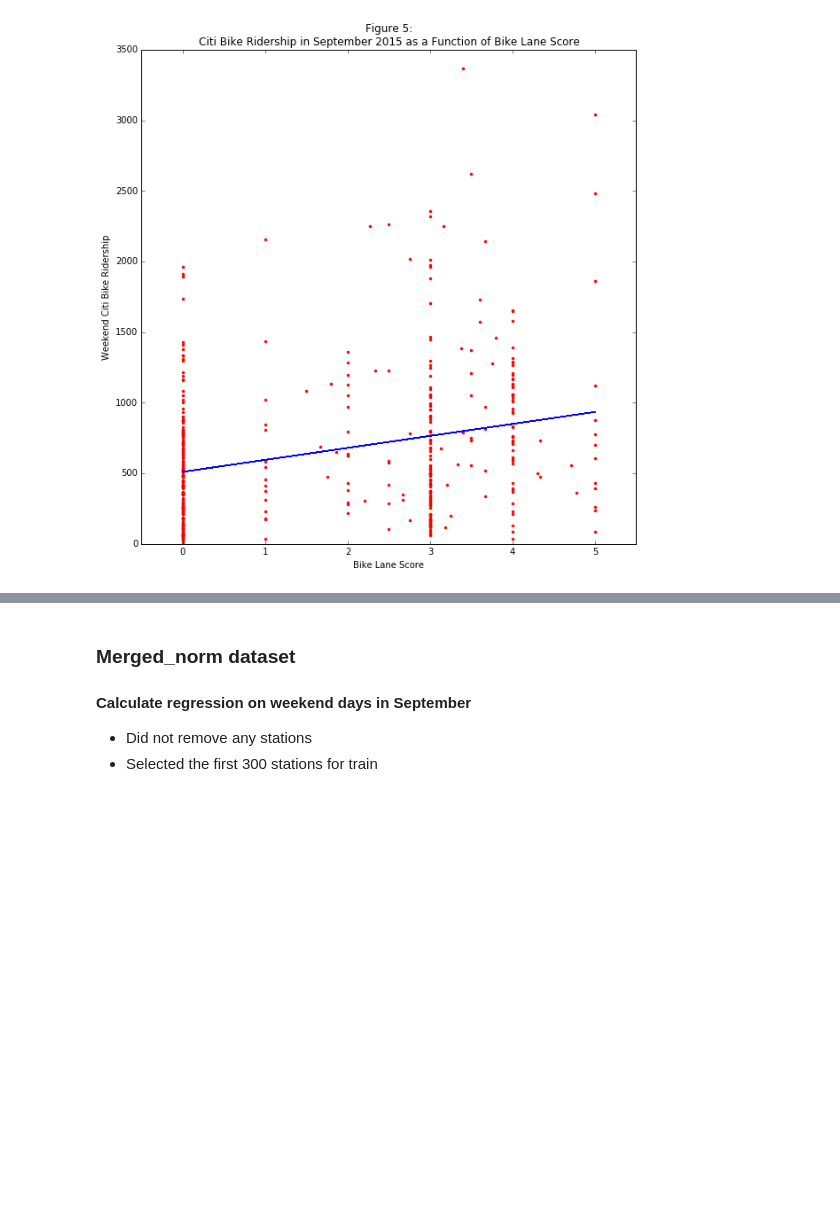
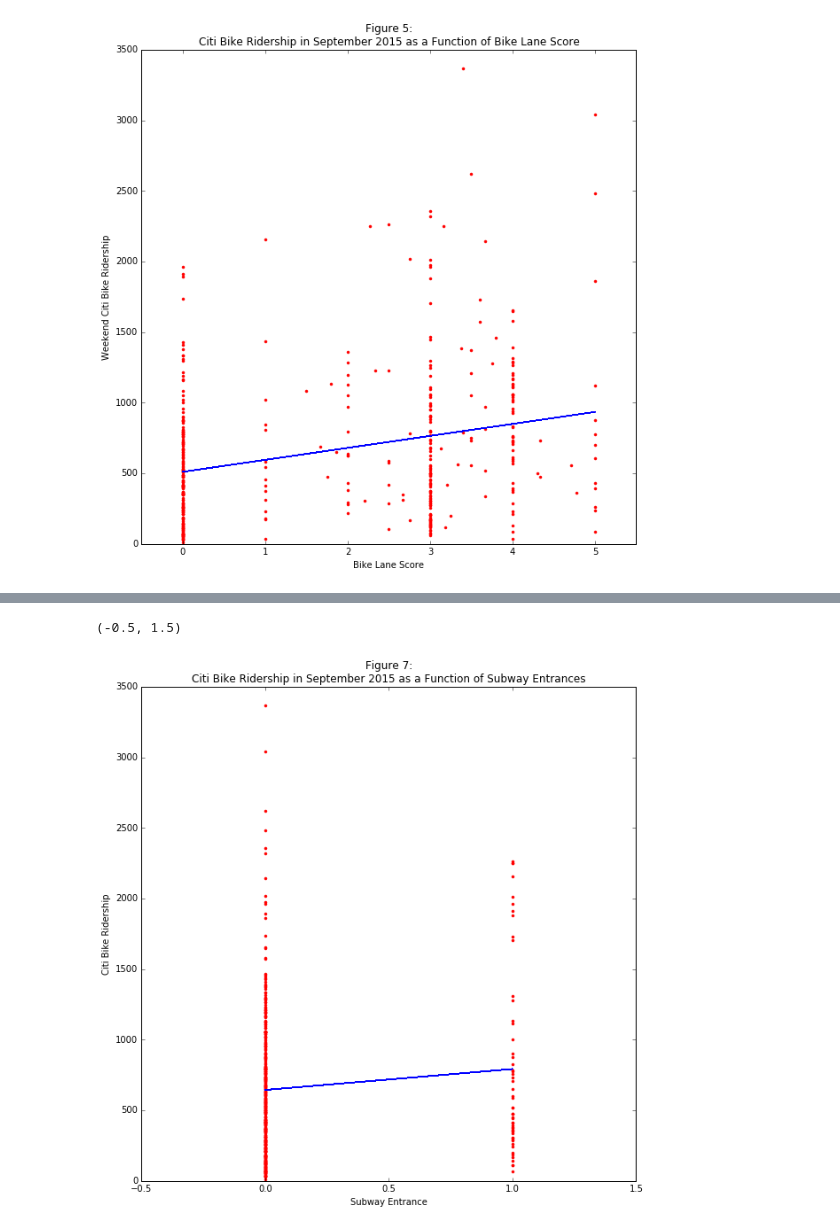
Before and after one commit to CUSP2017/citibike-publicspace, a Jupyter notebook: models/3.1-kk-regression-september-final.ipynb, the cells around one changed output, grey strips where cells are left out. Cells and saved outputs as stored; diff of their text form; code cells hidden in the pictures; blank space fills up the shorter version.

```diff
--- a/models/3.1-kk-regression-september-final.ipynb
+++ b/models/3.1-kk-regression-september-final.ipynb
@@ -261,9 +267,12 @@ pl.xlim(-.5,3.5)
 # %%
-results_se = smf.ols('ridership_0915 ~ subway_entrance', data=merged).fit()
+results_se = smf.ols('sept_wkndcounts ~ subway_entrance', data=wkndmrg).fit()
 pl.figure(figsize=(10,10))
-pl.plot(merged['subway_entrance'], merged['ridership_0915'], 'r.')
-pl.plot(merged['subway_entrance'], results_se.predict(sm.add_constant(merged['subway_entrance'])), '-')
-pl.title('Figure 2:\nCiti Bike Ridership in September 2015 as a Function of Subway Entrances')
+pl.plot(wkndmrg['subway_entrance'], wkndmrg['sept_wkndcounts'], 'r.')
+pl.plot(wkndmrg['subway_entrance'], results_se.predict(sm.add_constant(wkndmrg['subway_entrance'])), '-')
+pl.title('Figure 7:\nCiti Bike Ridership in September 2015 as a Function of Subway Entrances')
 pl.xlabel('Subway Entrance')
 pl.ylabel('Citi Bike Ridership')
 pl.xlim(-.5,1.5)
+# %% [output]
+(-0.5, 1.5)
+[figure, added]
@@ -279,5 +278,0 @@ wkndmrg = pd.merge(wkndmrg,  age, on='station_id', how='outer')
-# %% [markdown]
-### Merged_norm dataset
-#### Calculate regression on weekend days in September
-* Did not remove any stations
-* Selected the first 300 stations for train
```
Also changed, not shown: parts of 29 cells of this notebook.
